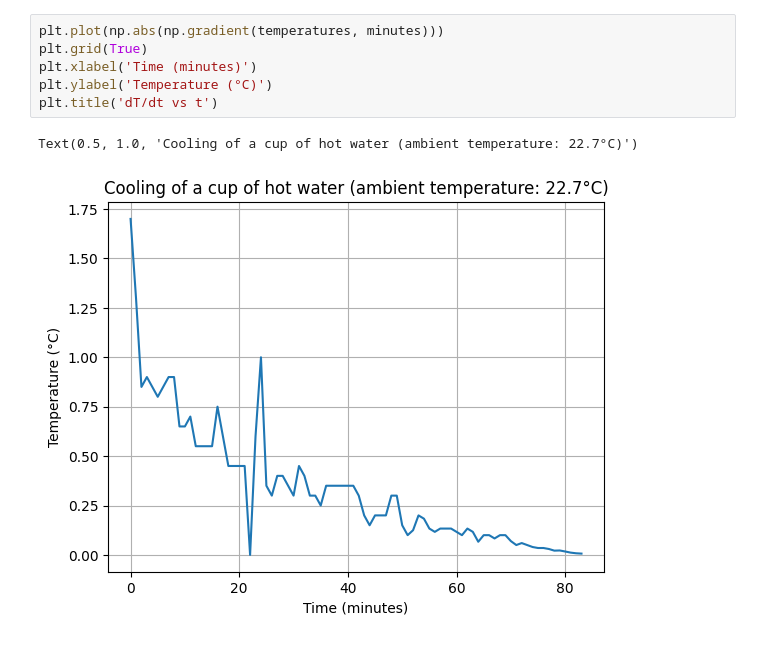
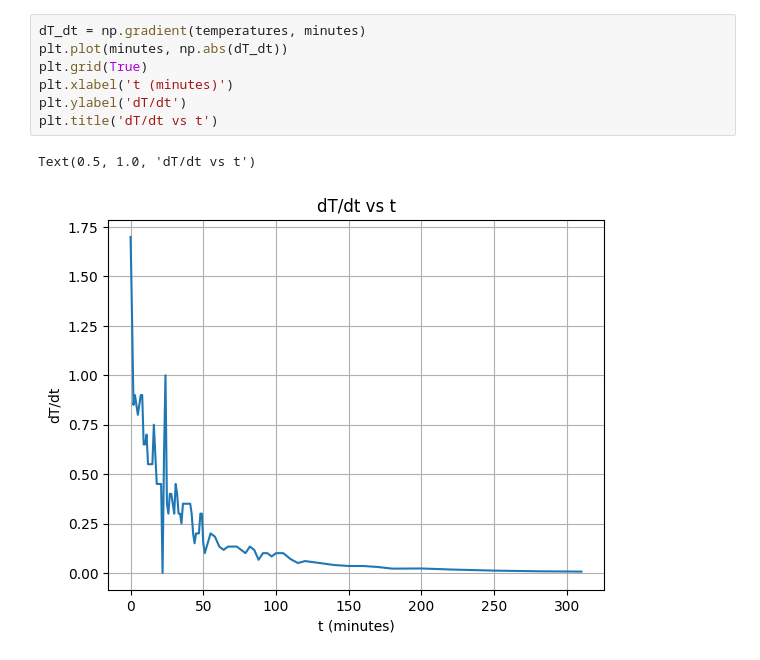
Before and after one commit to shalvah/CourseProjects, a Jupyter notebook: analysis_cooling.ipynb, the cells around one changed output. Drawn from its saved outputs; the diff is of its cells as text.

```diff
--- a/analysis_cooling.ipynb
+++ b/analysis_cooling.ipynb
@@ -29,9 +33,10 @@ plt.title('Cooling of a cup of hot water (ambient temperature: 22.7°C)')
 # %%
-plt.plot(np.abs(np.gradient(temperatures, minutes)))
+dT_dt = np.gradient(temperatures, minutes)
+plt.plot(minutes, np.abs(dT_dt))
 plt.grid(True)
-plt.xlabel('Time (minutes)')
-plt.ylabel('Temperature (°C)')
+plt.xlabel('t (minutes)')
+plt.ylabel('dT/dt')
 plt.title('dT/dt vs t')
 # %% [output]
-Text(0.5, 1.0, 'Cooling of a cup of hot water (ambient temperature: 22.7°C)')
+Text(0.5, 1.0, 'dT/dt vs t')
-[figure, old version]
+[figure, new version]
```
Also changed, not shown: parts of 8 cells of this notebook.
